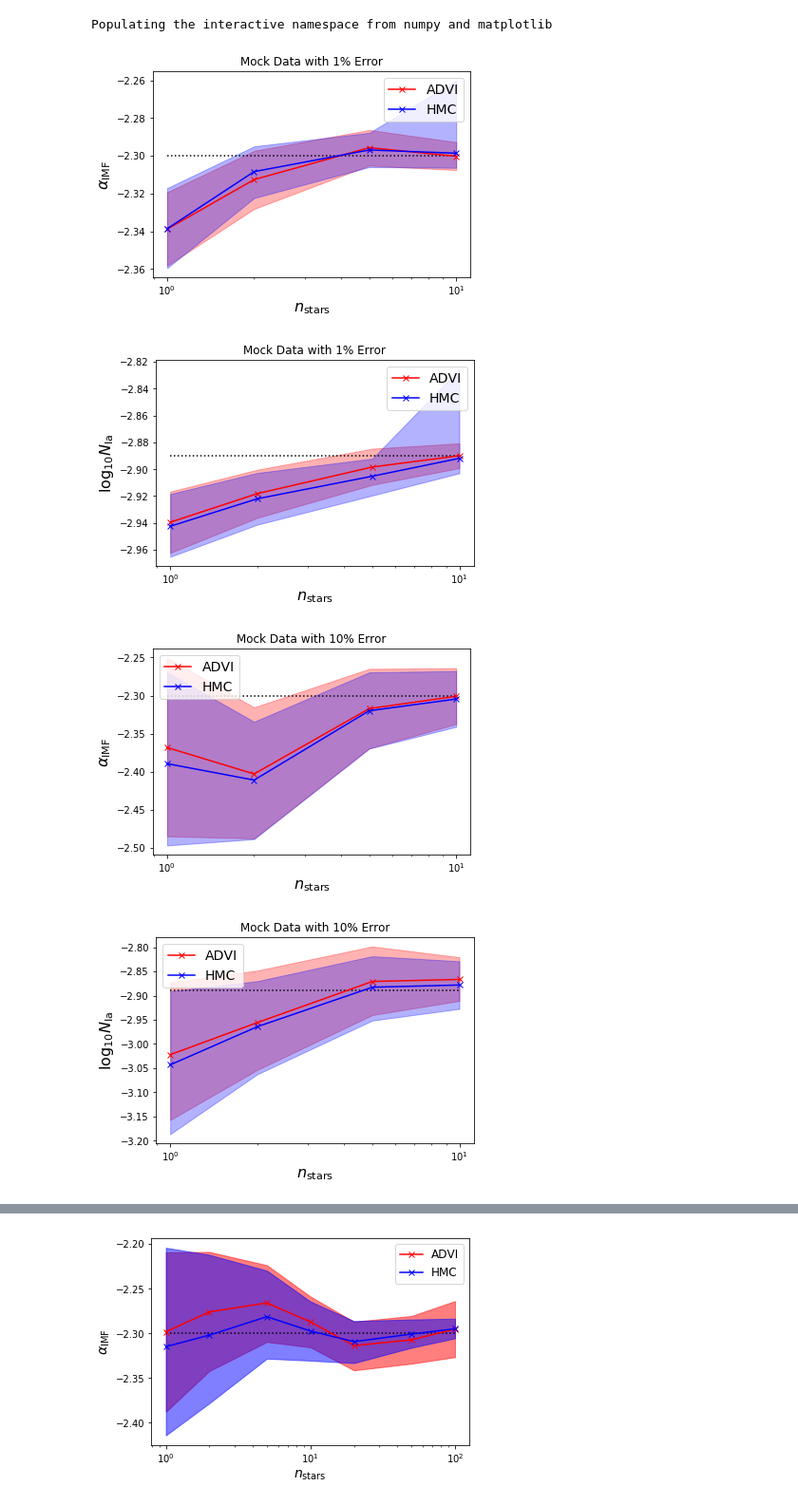
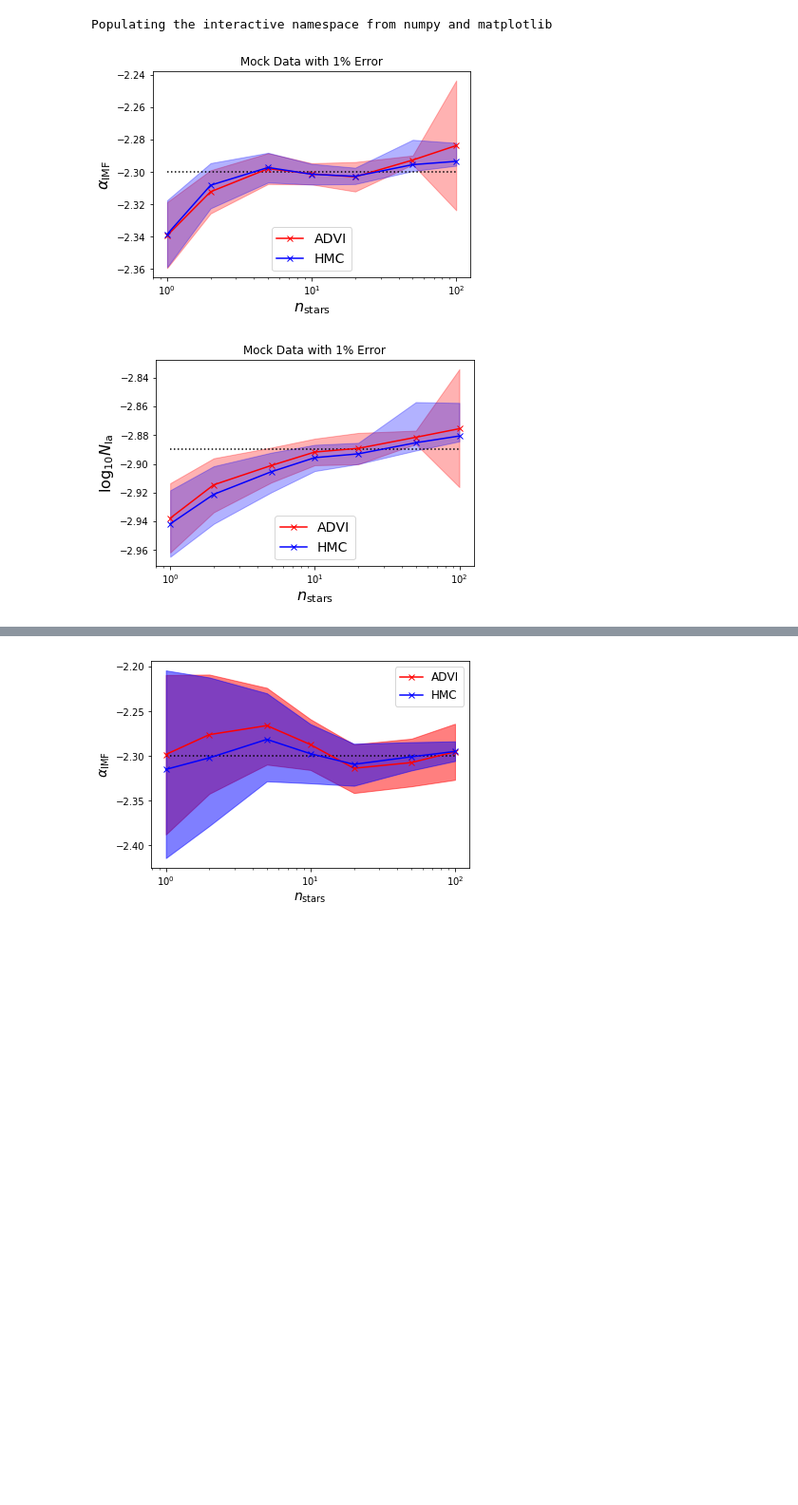
Before and after one commit to oliverphilcox/ChempyMulti, a Jupyter notebook: Jupyter/TNG_Abun/3c - Combined Sampling Plots.ipynb, the cells around one changed output, grey strips where cells are left out. Shown at 95% size. Cells and saved outputs as stored; diff of their text form; code cells hidden in the pictures; blank space fills up the shorter version.

```diff
--- a/Jupyter/TNG_Abun/3c - Combined Sampling Plots.ipynb
+++ b/Jupyter/TNG_Abun/3c - Combined Sampling Plots.ipynb
@@ -4,7 +4,7 @@
 Populating the interactive namespace from numpy and matplotlib
 # %%
 def reader(sampler,error,max_n=1):
-    path='/mnt/store1/oliverphilcox/ChempyMultiData/TNG_Abun/MockResults/%s_%dpc'%(sampler,error)
+    path='../../ChempyMultiData/%s_%dpc'%(sampler,error)
     for i in range(1,max_n+1):
         datfile=np.load(path+'_%d.npz'%i)
         if i==1:
@@ -20,29 +20,27 @@ def reader(sampler,error,max_n=1):
     percs2/=max_n
     times/=max_n
     return all_n,percs1,percs2,times
-FS=16
+FS=16; true = [-2.3,-2.89]
 # %%
-for error in [1,10]:
+for error in [1]:#,10]:
     ad=reader('ADVI',error)
     hmc=reader('HMC',error)
     labels=[r'$\alpha_\mathrm{IMF}$',r'$\log_{10}N_\mathrm{Ia}$']
     for ind in [0,1]:
         plt.figure()
         plt.fill_between(ad[0],ad[ind+1][:,0],ad[ind+1][:,2],alpha=0.3,color='r')
         plt.errorbar(ad[0],ad[ind+1][:,1],marker='x',label='ADVI',c='r');
         plt.hlines(true[ind],min(ad[0]),max(ad[0]),linestyles=':')
         plt.fill_between(hmc[0],hmc[ind+1][:,0],hmc[ind+1][:,2],alpha=0.3,color='b')
         plt.errorbar(hmc[0],hmc[ind+1][:,1],marker='x',label='HMC',c='b')
-        plt.legend(fontsize=FS-2)
+        plt.legend(fontsize=FS-2,loc='lower center')
         plt.ylabel(labels[ind],fontsize=FS)
         plt.xlabel(r'$n_\mathrm{stars}$',fontsize=FS)
         plt.xscale('log');
         plt.title('Mock Data with %d%% Error'%error)
 # %% [output]
-[figure, old version]
+[figure, new version]
-[figure, old version]
+[figure, new version]
-[figure, removed]
-[figure, removed]
 # %%
 ad=reader('ADVI',1)
 hmc=reader('HMC',1)
```
Also changed, not shown: parts of 2 cells of this notebook, 4 other files.
